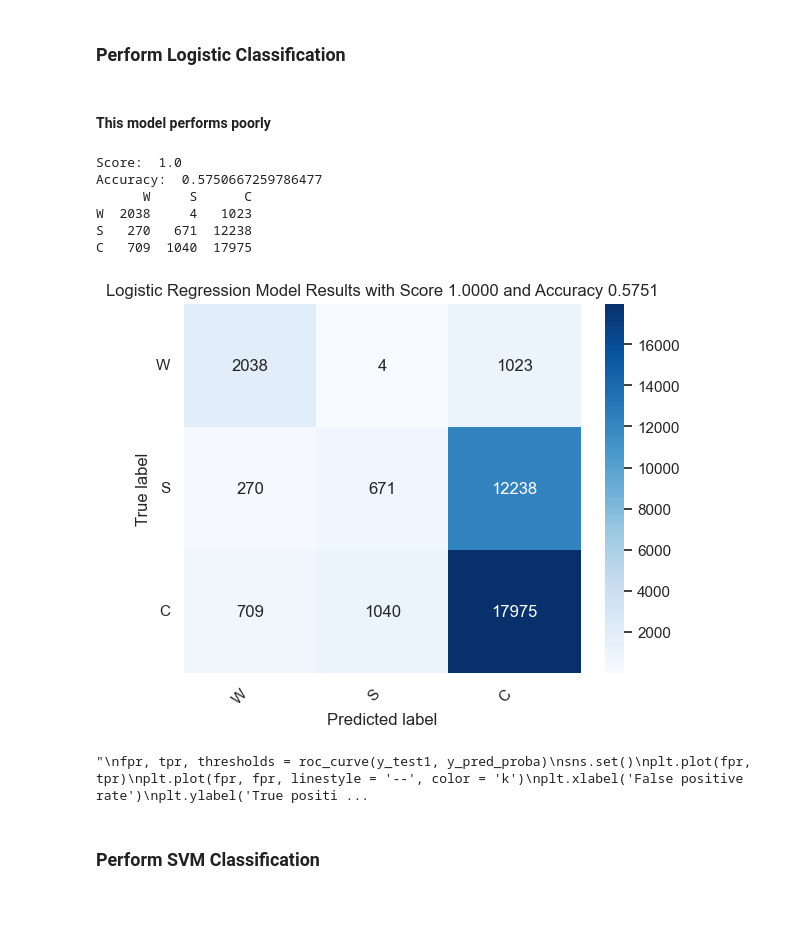
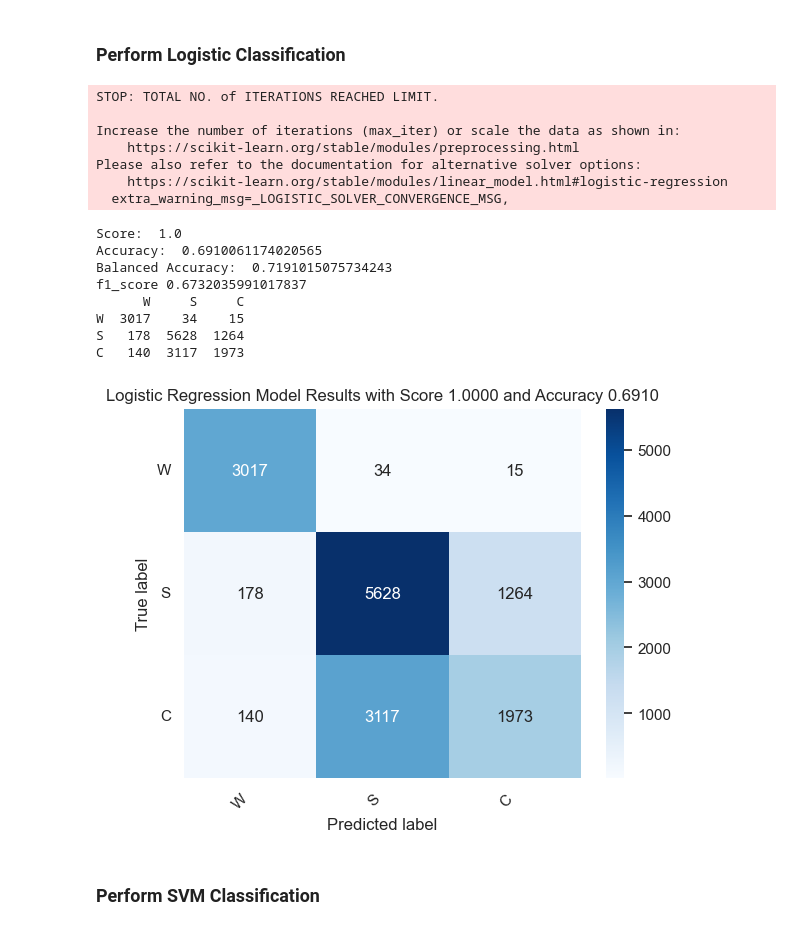
Before and after one commit to rgeorgebu/cs6330-final-project, a Jupyter notebook: CombinedThree.ipynb, the cells around one changed output. Cells and saved outputs as stored; diff of their text form; code cells hidden in the pictures.

```diff
--- a/CombinedThree.ipynb
+++ b/CombinedThree.ipynb
@@ -417,7 +507,5 @@ The size of the X_test is 35968 by 6
 # %% [markdown]
 ### Perform Logistic Classification
-# %% [markdown]
-#### This model performs poorly
 # %%
 from sklearn.linear_model import LogisticRegression
 from sklearn.metrics import accuracy_score
@@ -427,72 +515,51 @@ import seaborn as sns
 from sklearn.metrics import roc_curve, roc_auc_score
 
 LR = LogisticRegression(random_state=0, solver='lbfgs', multi_class='auto').fit(X_train, y_train)
 yhat = LR.predict(X_test )
 
 Score_model = round(LR.score(X_test,yhat), 4)
 Accuracy_model = round(accuracy_score(y_test, yhat),4)
 print("Score: ", round(LR.score(X_test,yhat), 4))
 print("Accuracy: ", accuracy_score(y_test, yhat))
+print("Balanced Accuracy: ", balanced_accuracy_score(y_test, yhat))
+print('f1_score', f1_score(y_test, yhat,average = 'weighted'))
 
 conmat = confusion_matrix(y_test, yhat)
 val = np.mat(conmat)
 classnames = list(set(y_test))
 df_cm = pd.DataFrame(
         val, index=classnames, columns=classnames,
     )
 
 print(df_cm)
 
 plt.figure()
 heatmap = sns.heatmap(df_cm, annot=True, cmap="Blues",fmt="d")
 heatmap.yaxis.set_ticklabels(heatmap.yaxis.get_ticklabels(), rotation=0, ha='right')
 heatmap.xaxis.set_ticklabels(heatmap.xaxis.get_ticklabels(), rotation=45, ha='right')
 plt.ylabel('True label')
 plt.xlabel('Predicted label')
 Score_model = round(LR.score(X_test,yhat), 4)
 Accuracy_model = round(accuracy_score(y_test, yhat),4)
 plt.title('Logistic Regression Model Results with Score %5.4f and Accuracy %5.4f' % (Score_model, Accuracy_model))
 plt.show()
-
-y_pred_proba = LR.predict_proba(np.array(X_test))[:,1]
-y_test1 = y_test.replace('W',  1)
-y_test1 = y_test1.replace('S',  0)
-y_test1 = y_test1.replace('C',  2)
-
-'''
-fpr, tpr, thresholds = roc_curve(y_test1, y_pred_proba)
-sns.set()
-plt.plot(fpr, tpr)
-plt.plot(fpr, fpr, linestyle = '--', color = 'k')
-plt.xlabel('False positive rate')
-plt.ylabel('True positive rate')
-AUROC = np.round(roc_auc_score(y_test, y_pred_proba), 3)
-plt.title(f'Logistic Regression Model ROC curve; AUROC: {AUROC}');
-plt.show()
-
-
-
-from sklearn.metrics import precision_recall_curve
-from sklearn.metrics import average_precision_score
-average_precision = average_precision_score(y_test1, y_pred_proba)
-precision, recall, thresholds = precision_recall_curve(y_test1, y_pred_proba)
-plt.plot(recall, precision, marker='.', label='Logistic')
-plt.xlabel('Recall')
-plt.ylabel('Precision')
-plt.legend()
-average_precision = np.round(average_precision, 3)
-plt.title(f'Precision Recall Curve. AUPRC: {average_precision}')
-plt.show()
-'''
 # %% [output]
-Score:  1.0
-Accuracy:  0.5750667259786477
-      W     S      C
-W  2038     4   1023
-S   270   671  12238
-C   709  1040  17975
+STOP: TOTAL NO. of ITERATIONS REACHED LIMIT.
+
+Increase the number of iterations (max_iter) or scale the data as shown in:
+    https://scikit-learn.org/stable/modules/preprocessing.html
+Please also refer to the documentation for alternative solver options:
+    https://scikit-learn.org/stable/modules/linear_model.html#logistic-regression
+  extra_warning_msg=_LOGISTIC_SOLVER_CONVERGENCE_MSG,
+Score:  1.0
+Accuracy:  0.6910061174020565
+Balanced Accuracy:  0.7191015075734243
+f1_score 0.6732035991017837
+      W     S     C
+W  3017    34    15
+S   178  5628  1264
+C   140  3117  1973
-[figure, old version]
+[figure, new version]
-"\nfpr, tpr, thresholds = roc_curve(y_test1, y_pred_proba)\nsns.set()\nplt.plot(fpr, tpr)\nplt.plot(fpr, fpr, linestyle = '--', color = 'k')\nplt.xlabel('False positive rate')\nplt.ylabel('True positi ...
 # %% [markdown]
 ### Perform SVM Classification
 # %% [markdown]
```
Also changed, not shown: parts of 14 cells of this notebook, 16 other files.
